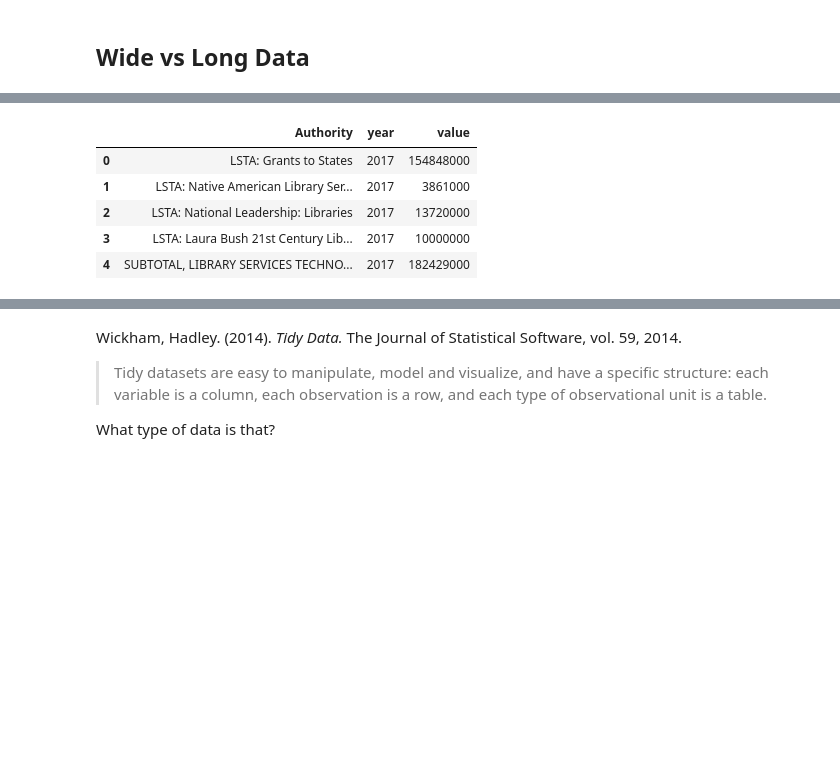
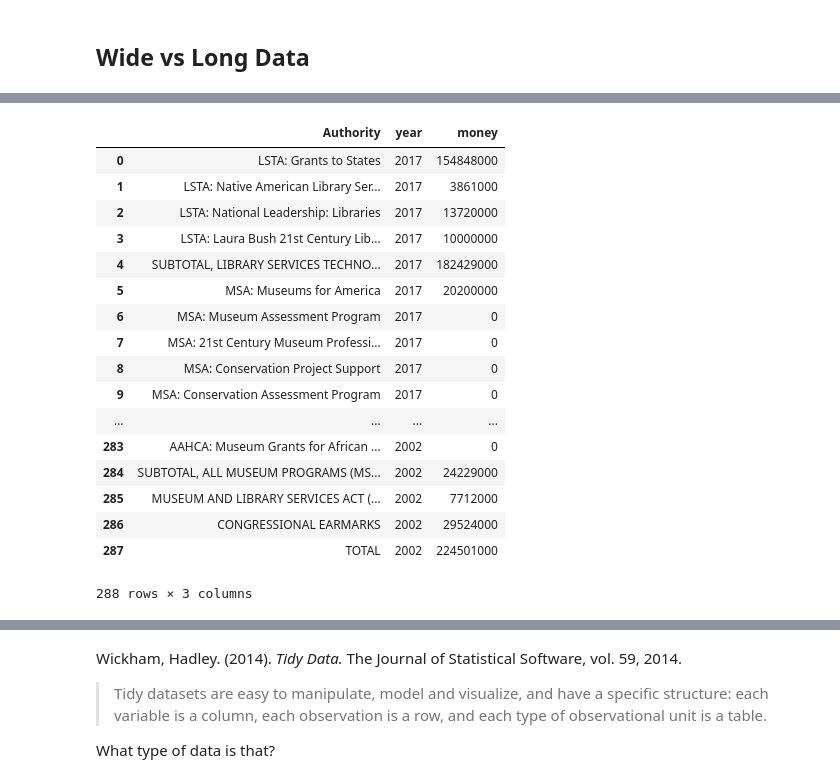
Before and after one commit to organisciak/Scripting-Course, a Jupyter notebook: slides/06-visualization.ipynb, the cells around one changed output, grey strips where cells are left out. Saved outputs shown, nothing was run; the diff lists cells and outputs as text; code cells hidden in the pictures; blank space fills up the shorter version.

```diff
--- a/slides/06-visualization.ipynb
+++ b/slides/06-visualization.ipynb
@@ -146,15 +146,27 @@ app.head()
 | 3 | LSTA: Laura Bush 21st Century Lib... | 10000000 | 10000000 | 10000000 | 10000000 | 10000000 | 12524000 | 12818000 | 24525000 | 24525000 | 23345000 | ... |
 | 4 | SUBTOTAL, LIBRARY SERVICES TECHNO... | 182429000 | 182944000 | 180909000 | 180909000 | 175044000 | 184704000 | 189035000 | 213523000 | 212179000 | 199963000 | ... |
 # %%
-long_app = pd.melt(app, id_vars='Authority', var_name='year')
-long_app.head()
+long_app = pd.melt(app, id_vars='Authority', var_name='year', value_name='money')
+long_app
 # %% [output]
-|  | Authority | year | value |
+|  | Authority | year | money |
 | 0 | LSTA: Grants to States | 2017 | 154848000 |
 | 1 | LSTA: Native American Library Ser... | 2017 | 3861000 |
 | 2 | LSTA: National Leadership: Libraries | 2017 | 13720000 |
 | 3 | LSTA: Laura Bush 21st Century Lib... | 2017 | 10000000 |
 | 4 | SUBTOTAL, LIBRARY SERVICES TECHNO... | 2017 | 182429000 |
+| 5 | MSA: Museums for America | 2017 | 20200000 |
+| 6 | MSA: Museum Assessment Program | 2017 | 0 |
+| 7 | MSA: 21st Century Museum Professi... | 2017 | 0 |
+| 8 | MSA: Conservation Project Support | 2017 | 0 |
+| 9 | MSA: Conservation Assessment Program | 2017 | 0 |
+| ... | ... | ... | ... |
+| 283 | AAHCA: Museum Grants for African ... | 2002 | 0 |
+| 284 | SUBTOTAL, ALL MUSEUM PROGRAMS (MS... | 2002 | 24229000 |
+| 285 | MUSEUM AND LIBRARY SERVICES ACT (... | 2002 | 7712000 |
+| 286 | CONGRESSIONAL EARMARKS | 2002 | 29524000 |
+| 287 | TOTAL | 2002 | 224501000 |
+288 rows × 3 columns
 # %%
 enwidened = long_app.pivot(index='Authority', columns='year')
 enwidened.head()
```
Also changed, not shown: parts of 31 cells of this notebook.
